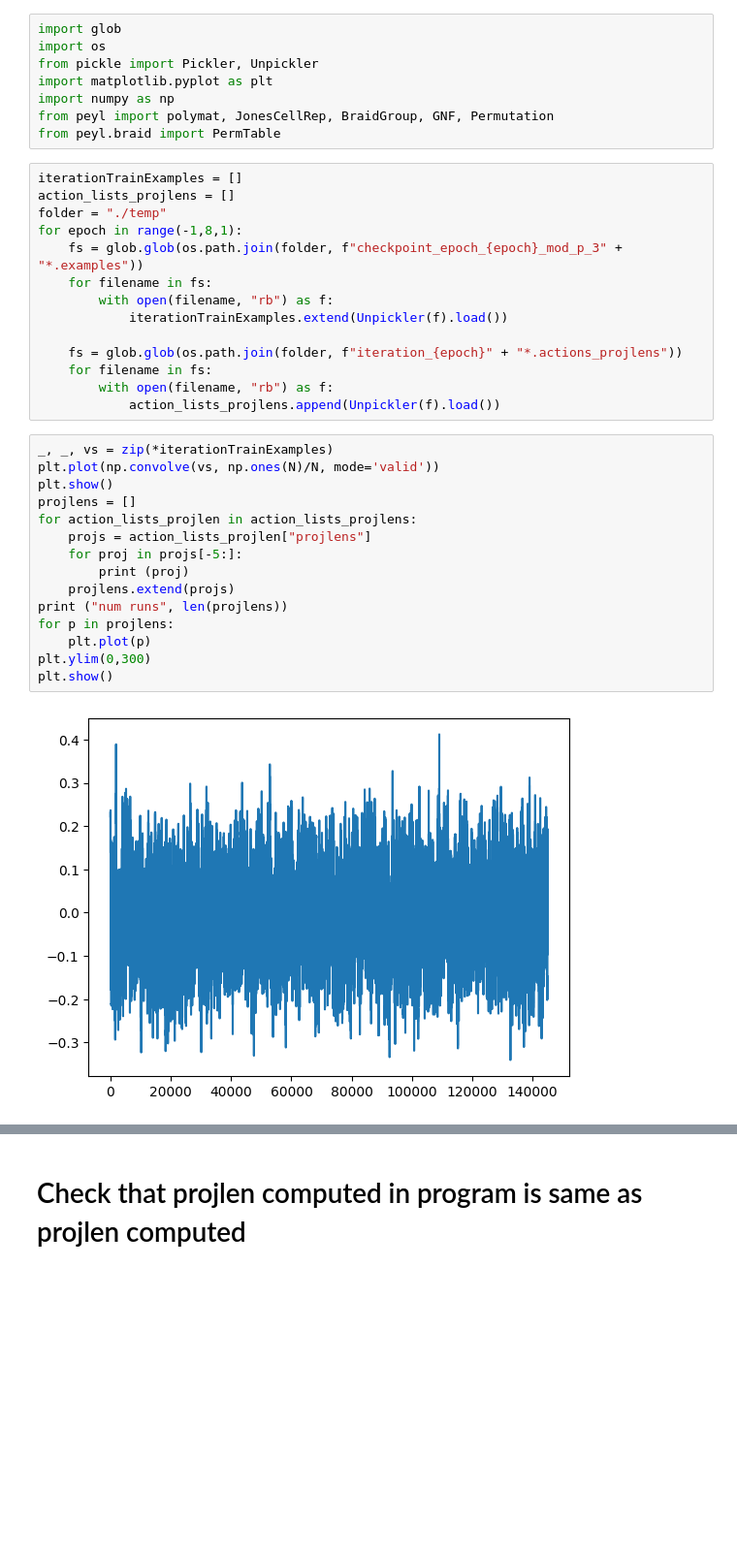
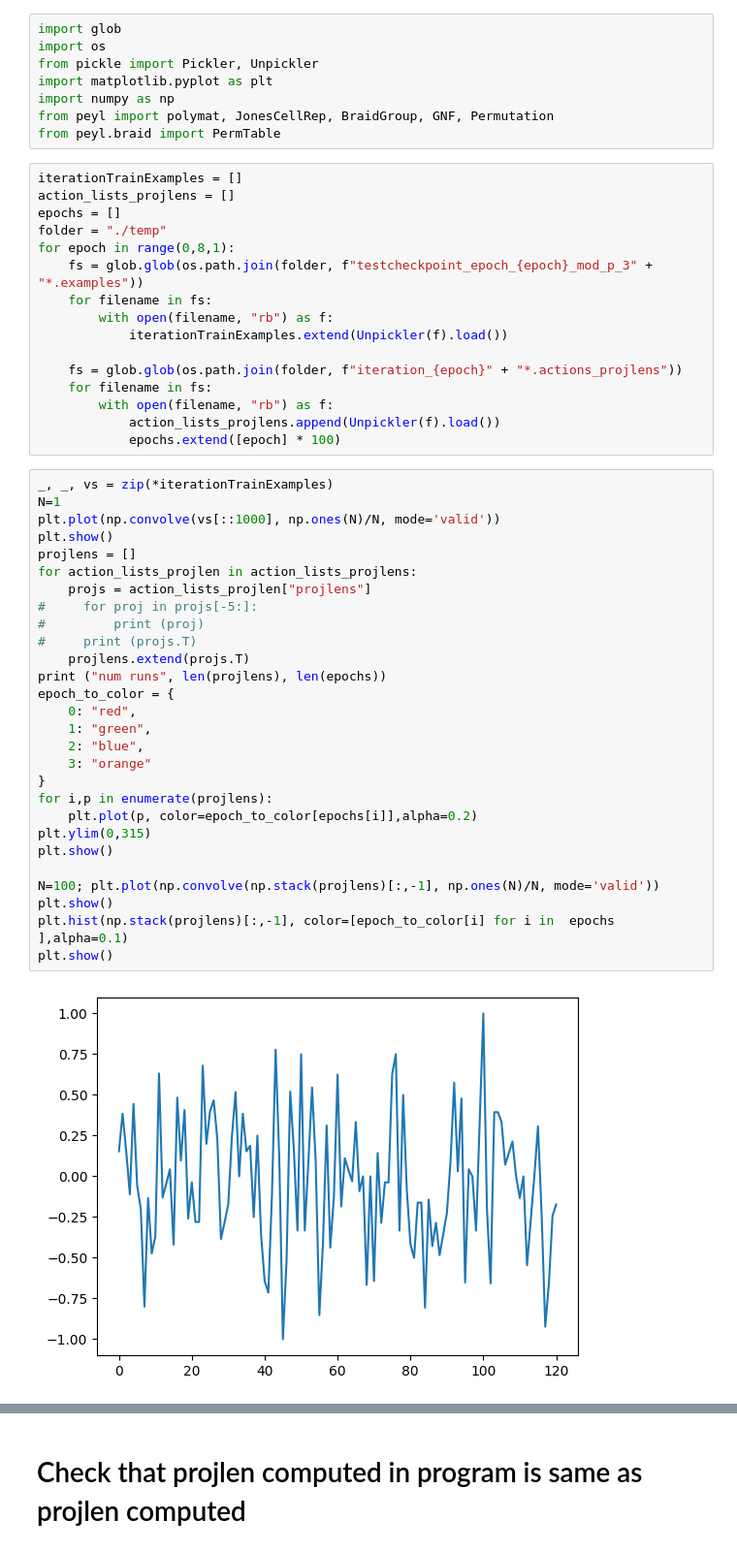
Before and after one commit to anhhuyalex/alpha-zero-general, a Jupyter notebook: analysis.ipynb, the cells around one changed output, grey strips where cells are left out. Shown at 97% size. Drawn from its saved outputs; the diff is of its cells as text; blank space fills up the shorter version.

```diff
--- a/analysis.ipynb
+++ b/analysis.ipynb
@@ -9,9 +9,10 @@ from peyl.braid import PermTable
 # %%
 iterationTrainExamples = []
 action_lists_projlens = []
+epochs = []
 folder = "./temp"
-for epoch in range(-1,8,1):
-    fs = glob.glob(os.path.join(folder, f"checkpoint_epoch_{epoch}_mod_p_3" + "*.examples"))
+for epoch in range(0,8,1):
+    fs = glob.glob(os.path.join(folder, f"testcheckpoint_epoch_{epoch}_mod_p_3" + "*.examples"))
     for filename in fs:
         with open(filename, "rb") as f:
             iterationTrainExamples.extend(Unpickler(f).load())
@@ -20,20 +21,34 @@ for epoch in range(-1,8,1):
     for filename in fs:
         with open(filename, "rb") as f:
             action_lists_projlens.append(Unpickler(f).load())
+            epochs.extend([epoch] * 100)
 # %%
 _, _, vs = zip(*iterationTrainExamples)
-plt.plot(np.convolve(vs, np.ones(N)/N, mode='valid'))
+N=1
+plt.plot(np.convolve(vs[::1000], np.ones(N)/N, mode='valid'))
 plt.show()
 projlens = []
 for action_lists_projlen in action_lists_projlens:
     projs = action_lists_projlen["projlens"]
-    for proj in projs[-5:]:
-        print (proj)
-    projlens.extend(projs)
-print ("num runs", len(projlens))
-for p in projlens:
-    plt.plot(p)
-plt.ylim(0,300)
+#     for proj in projs[-5:]:
+#         print (proj)
+#     print (projs.T)
+    projlens.extend(projs.T)
+print ("num runs", len(projlens), len(epochs))
+epoch_to_color = {
+    0: "red",
+    1: "green",
+    2: "blue",
+    3: "orange"
+}
+for i,p in enumerate(projlens):
+    plt.plot(p, color=epoch_to_color[epochs[i]],alpha=0.2)
+plt.ylim(0,315)
 plt.show()
+
+N=100; plt.plot(np.convolve(np.stack(projlens)[:,-1], np.ones(N)/N, mode='valid'))
+plt.show()
+plt.hist(np.stack(projlens)[:,-1], color=[epoch_to_color[i] for i in  epochs ],alpha=0.1)
+plt.show()
 # %% [output]
-[figure, old version]
+[figure, new version]
```
Also changed, not shown: parts of 2 cells of this notebook, 2 other files.
